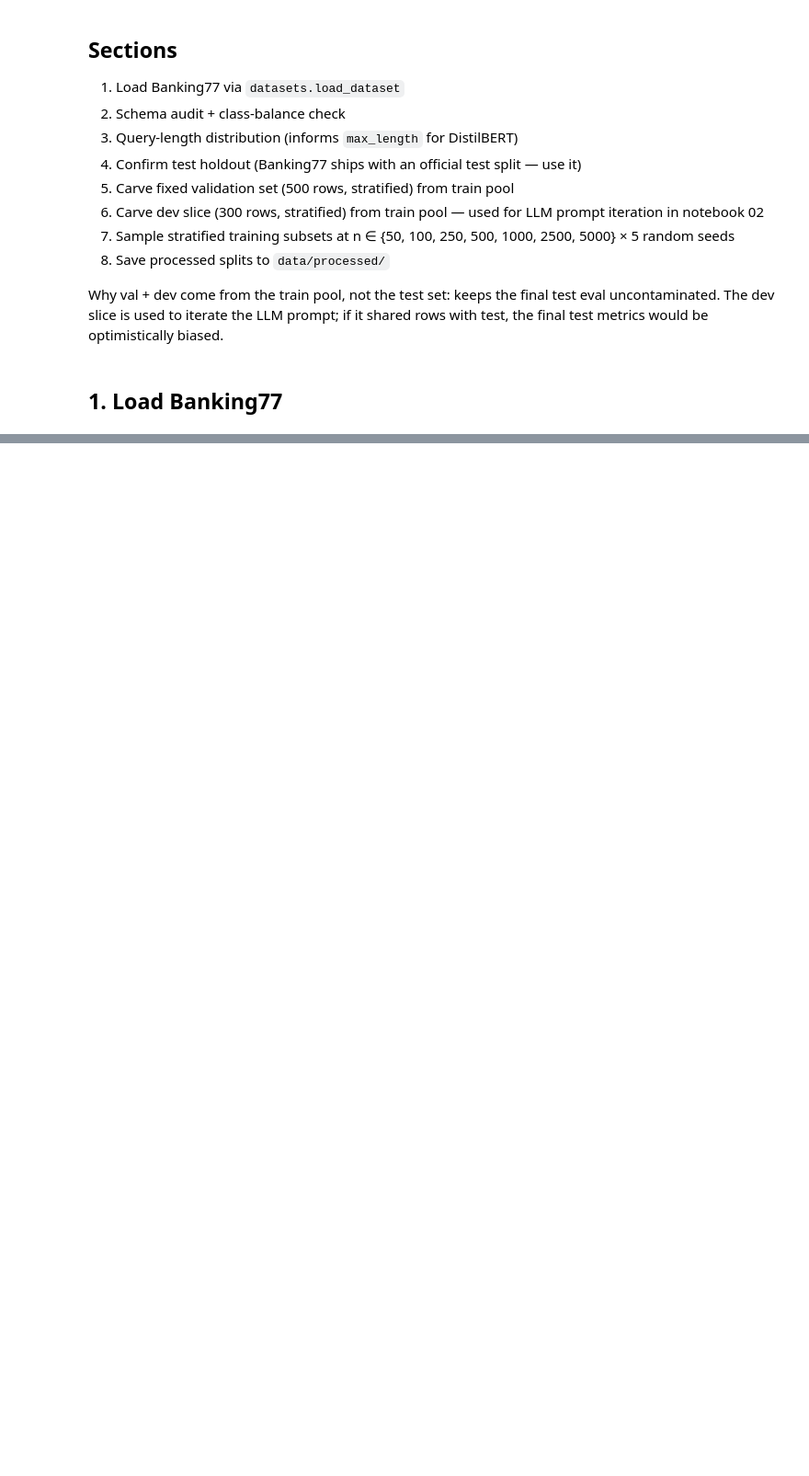
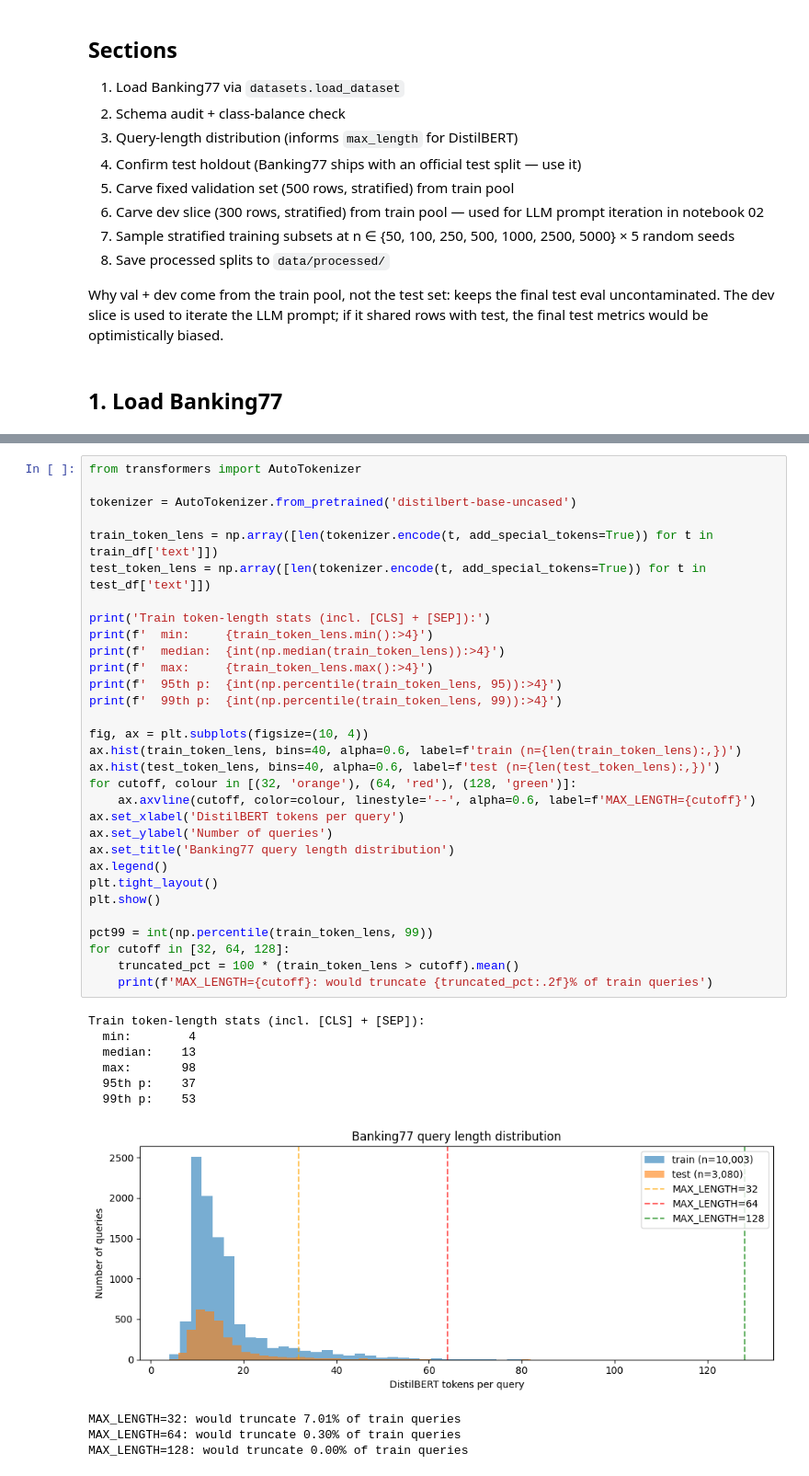
Before and after one commit to louisgrochla/ds-llm-judge-vs-small-model, a Jupyter notebook: notebooks/01_data_prep.ipynb, the cells around one changed output, grey strips where cells are left out. Shown at 92% size. Saved outputs shown, nothing was run; the diff lists cells and outputs as text; blank space fills up the shorter version.

```diff
--- a/notebooks/01_data_prep.ipynb
+++ b/notebooks/01_data_prep.ipynb
@@ -48,3 +116,45 @@ Banking77 queries are typically short (banking chatbot interactions). Verify the
+# %%
+from transformers import AutoTokenizer
+
+tokenizer = AutoTokenizer.from_pretrained('distilbert-base-uncased')
+
+train_token_lens = np.array([len(tokenizer.encode(t, add_special_tokens=True)) for t in train_df['text']])
+test_token_lens = np.array([len(tokenizer.encode(t, add_special_tokens=True)) for t in test_df['text']])
+
+print('Train token-length stats (incl. [CLS] + [SEP]):')
+print(f'  min:     {train_token_lens.min():>4}')
+print(f'  median:  {int(np.median(train_token_lens)):>4}')
+print(f'  max:     {train_token_lens.max():>4}')
+print(f'  95th p:  {int(np.percentile(train_token_lens, 95)):>4}')
+print(f'  99th p:  {int(np.percentile(train_token_lens, 99)):>4}')
+
+fig, ax = plt.subplots(figsize=(10, 4))
+ax.hist(train_token_lens, bins=40, alpha=0.6, label=f'train (n={len(train_token_lens):,})')
+ax.hist(test_token_lens, bins=40, alpha=0.6, label=f'test (n={len(test_token_lens):,})')
+for cutoff, colour in [(32, 'orange'), (64, 'red'), (128, 'green')]:
+    ax.axvline(cutoff, color=colour, linestyle='--', alpha=0.6, label=f'MAX_LENGTH={cutoff}')
+ax.set_xlabel('DistilBERT tokens per query')
+ax.set_ylabel('Number of queries')
+ax.set_title('Banking77 query length distribution')
+ax.legend()
+plt.tight_layout()
+plt.show()
+
+pct99 = int(np.percentile(train_token_lens, 99))
+for cutoff in [32, 64, 128]:
+    truncated_pct = 100 * (train_token_lens > cutoff).mean()
+    print(f'MAX_LENGTH={cutoff}: would truncate {truncated_pct:.2f}% of train queries')
+# %% [output]
+Train token-length stats (incl. [CLS] + [SEP]):
+  min:        4
+  median:    13
+  max:       98
+  95th p:    37
+  99th p:    53
+[figure, added]
+MAX_LENGTH=32: would truncate 7.01% of train queries
+MAX_LENGTH=64: would truncate 0.30% of train queries
+MAX_LENGTH=128: would truncate 0.00% of train queries
 # %% [markdown]
 ## 4. Test holdout
 
```
Also changed, not shown: parts of 26 cells of this notebook, 1 other file.
